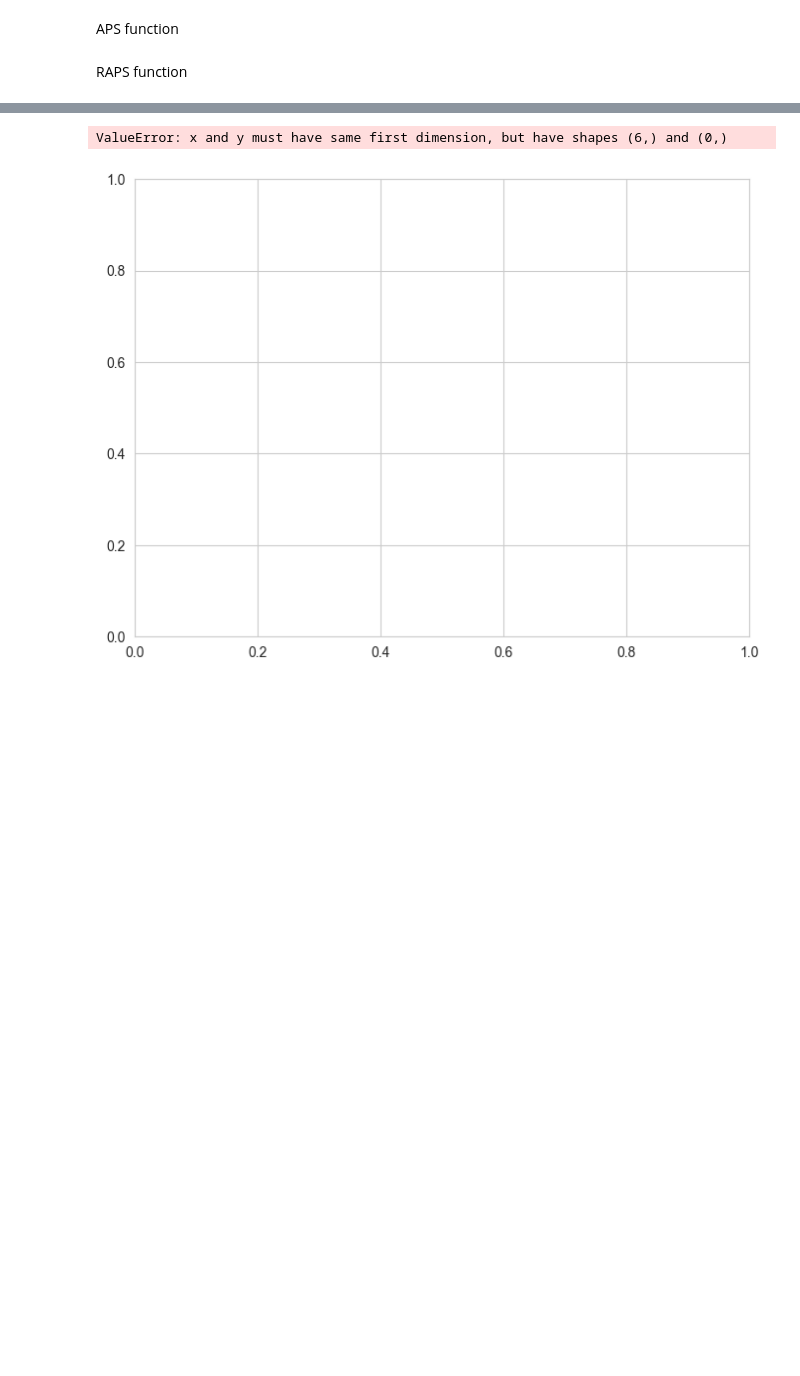
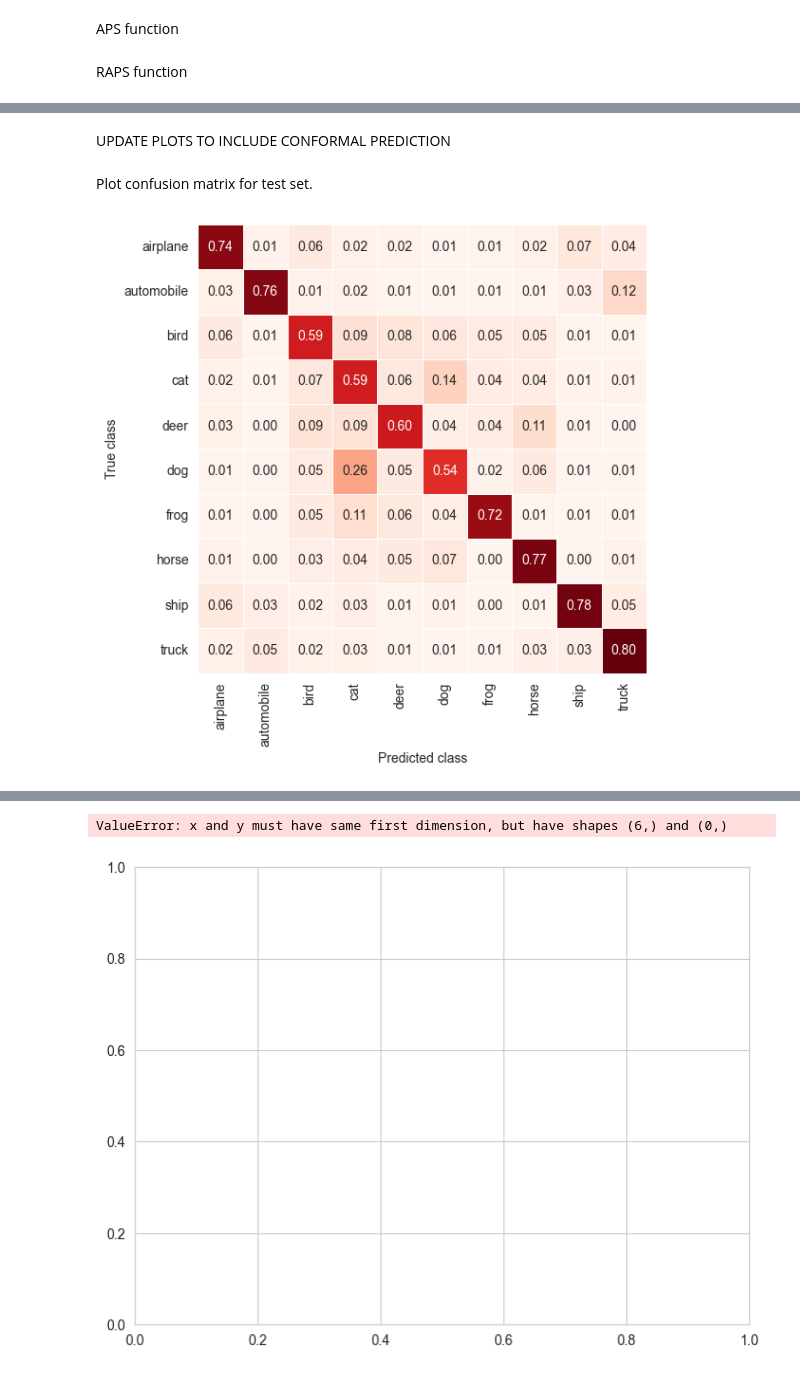
Before and after one commit to vokifrenik/Conformal-Prediction, a Jupyter notebook: conformal_classifierV2.ipynb, the cells around one changed output, grey strips where cells are left out. Cells and saved outputs as stored; diff of their text form; code cells hidden in the pictures; blank space fills up the shorter version.

Commit message:
Updated conformal_classifierV2
Updated conformal_classifierV2 to include old code from V1

```diff
--- a/conformal_classifierV2.ipynb
+++ b/conformal_classifierV2.ipynb
@@ -714,0 +827,31 @@ RAPS Threshold: 1.0579 (Sum classes until Prob > 1.0579)
+# %% [markdown]
+UPDATE PLOTS TO INCLUDE CONFORMAL PREDICTION
+# %% [markdown]
+Plot confusion matrix for test set.
+# %%
+def normalize(matrix, axis):
+    axis = {'true': 1, 'pred': 0}[axis]
+    return matrix / matrix.sum(axis=axis, keepdims=True)
+
+x_labels = [classes[i] for i in classes]
+y_labels = x_labels
+plt.figure(figsize=(6, 6))
+sns.heatmap(
+    ax=plt.gca(),
+    data=normalize(confusion_matrix, 'true'),
+    annot=True,
+    linewidths=0.5,
+    cmap="Reds",
+    cbar=False,
+    fmt=".2f",
+    xticklabels=x_labels,
+    yticklabels=y_labels,
+)
+plt.xticks(rotation=90)
+plt.yticks(rotation=0)
+plt.ylabel("True class")
+plt.xlabel("Predicted class")
+plt.tight_layout()
+plt.show()
+# %% [output]
+[figure, added]
```
Also changed, not shown: parts of 19 cells of this notebook.
